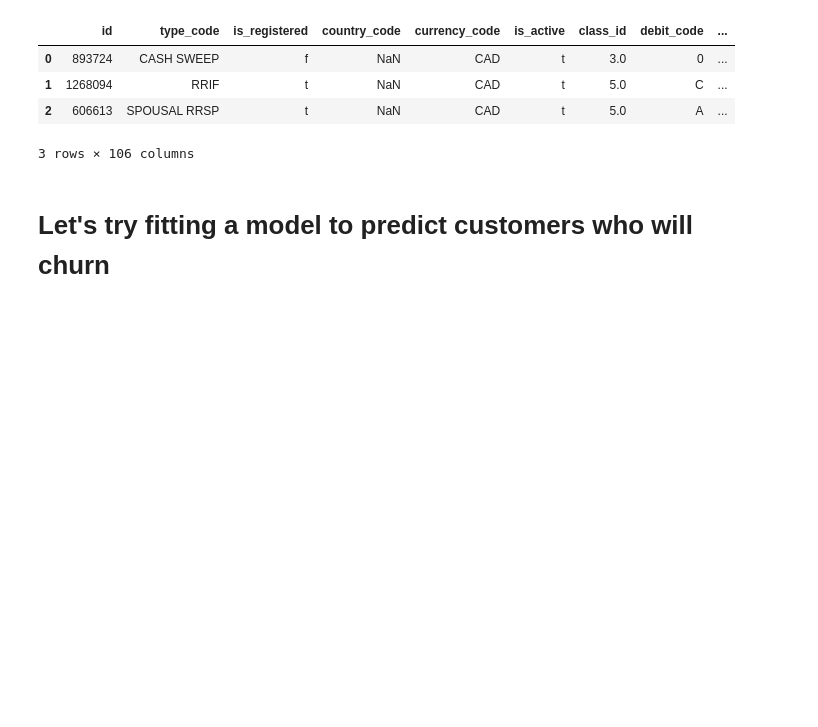
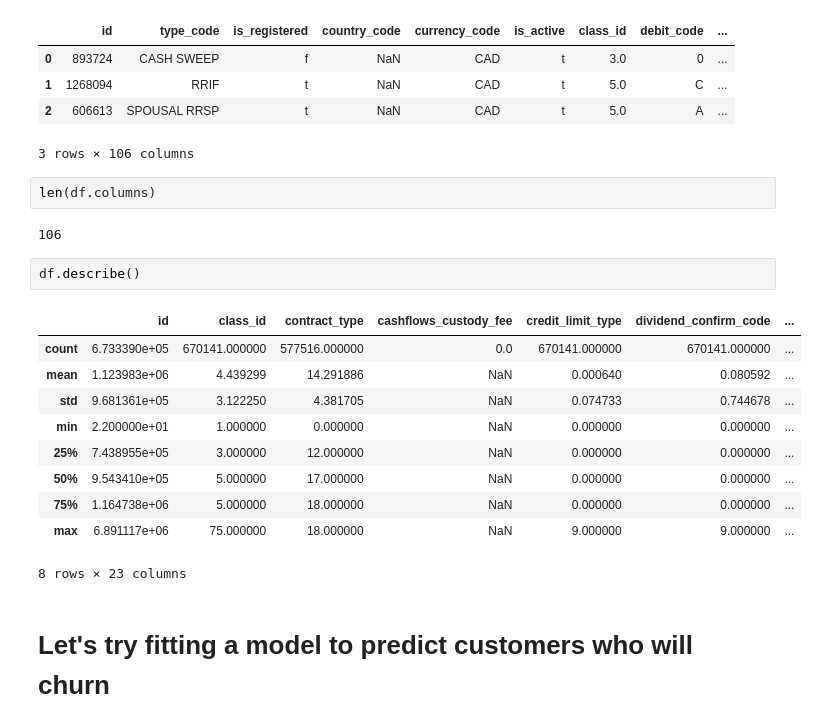
Before and after one commit to quangbui04/CxCDatathon, a Jupyter notebook: IIS_Challenge_Notebook_Guide.ipynb, the cells around one changed output. Cells and saved outputs as stored; diff of their text form; blank space fills up the shorter version.

```diff
--- a/IIS_Challenge_Notebook_Guide.ipynb
+++ b/IIS_Challenge_Notebook_Guide.ipynb
@@ -38,6 +38,23 @@ df.head(3)
 | 1 | 1268094 | RRIF | t | NaN | CAD | t | 5.0 | C | ... |
 | 2 | 606613 | SPOUSAL RRSP | t | NaN | CAD | t | 5.0 | A | ... |
 3 rows × 106 columns
+# %%
+len(df.columns)
+# %% [output]
+106
+# %%
+df.describe()
+# %% [output]
+|  | id | class_id | contract_type | cashflows_custody_fee | credit_limit_type | dividend_confirm_code | ... |
+| count | 6.733390e+05 | 670141.000000 | 577516.000000 | 0.0 | 670141.000000 | 670141.000000 | ... |
+| mean | 1.123983e+06 | 4.439299 | 14.291886 | NaN | 0.000640 | 0.080592 | ... |
+| std | 9.681361e+05 | 3.122250 | 4.381705 | NaN | 0.074733 | 0.744678 | ... |
+| min | 2.200000e+01 | 1.000000 | 0.000000 | NaN | 0.000000 | 0.000000 | ... |
+| 25% | 7.438955e+05 | 3.000000 | 12.000000 | NaN | 0.000000 | 0.000000 | ... |
+| 50% | 9.543410e+05 | 5.000000 | 17.000000 | NaN | 0.000000 | 0.000000 | ... |
+| 75% | 1.164738e+06 | 5.000000 | 18.000000 | NaN | 0.000000 | 0.000000 | ... |
+| max | 6.891117e+06 | 75.000000 | 18.000000 | NaN | 9.000000 | 9.000000 | ... |
+8 rows × 23 columns
 # %% [markdown]
 # Let's try fitting a model to predict customers who will churn
 # %% [markdown]
```
